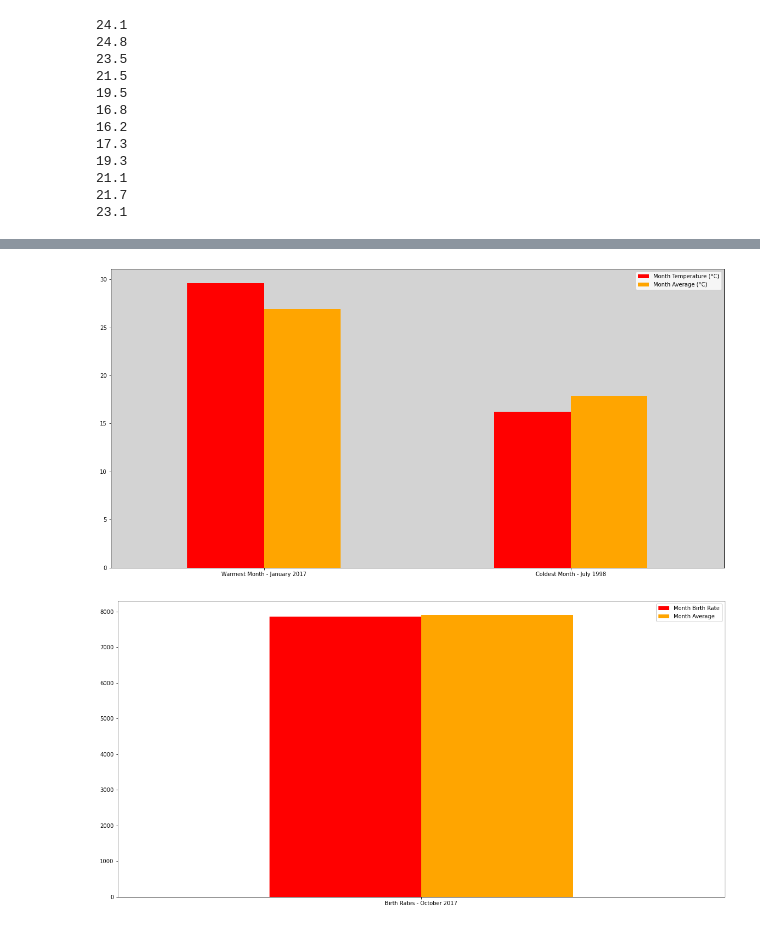
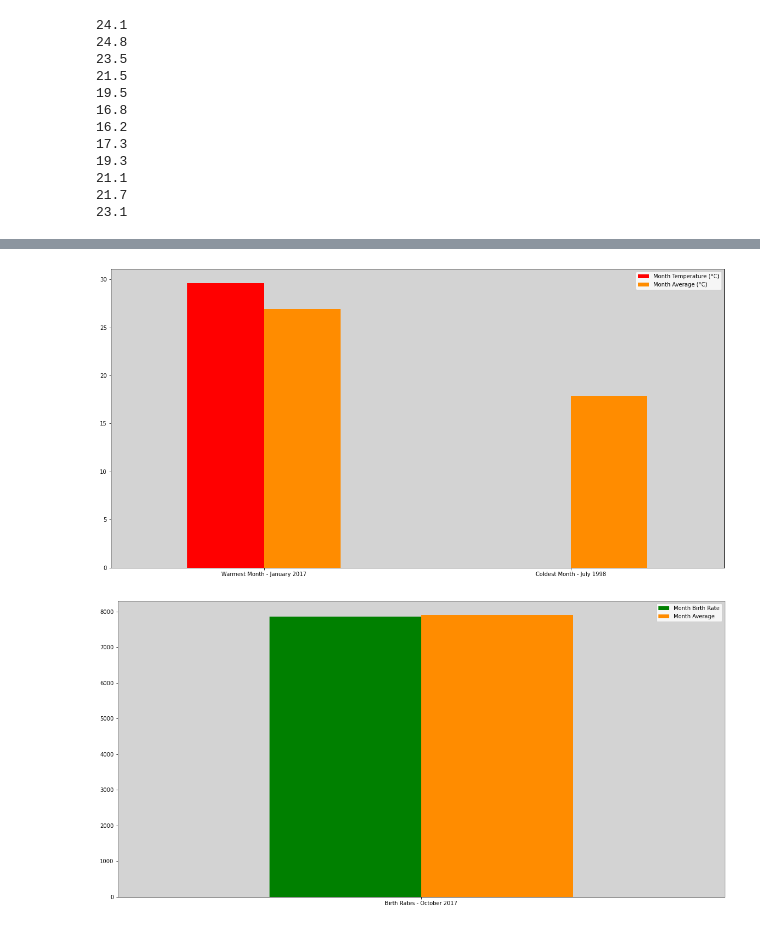
Before and after one commit to JordanLewisStudio/Data_project, a Jupyter notebook: data_project presenation.ipynb, the cells around one changed output, grey strips where cells are left out. Cells and saved outputs as stored; diff of their text form; code cells hidden in the pictures.

```diff
--- a/data_project presenation.ipynb
+++ b/data_project presenation.ipynb
@@ -233,25 +358,26 @@ print(df['December'].min())
 # %%
 #Hottest month, coldest month against average
-Temperatures = [29.6, 16.2]
+Temperatures = [29.6, 0.0]
 Averages = [26.943333, 17.903333]
 index = ['Warmest Month - January 2017', 'Coldest Month - July 1998']
 df = pd.DataFrame({'Month Temperature (°C)':Temperatures,
 'Month Average (°C)': Averages}, index=index)
-ax = df.plot.bar(rot=0, color={"Month Temperature (°C)":"red","Month Average (°C)":"orange" })
+ax = df.plot.bar(rot=0, color={"Month Temperature (°C)":"red","Month Average (°C)":"darkorange" })
 ax.set_facecolor("lightgray")
 # %% [output]
-[figure, old version]
+[figure, new version]
 # %%
 #Warmest month, birth rates 9 months later
 Births = [7863]
 Averages = [7902.000000]
 index = ['Birth Rates - October 2017']
 df = pd.DataFrame({'Month Birth Rate': Births,
 'Month Average': Averages}, index=index)
-ax = df.plot.bar(rot=0, color={"Month Birth Rate":"red","Month Average":"orange"})
+ax = df.plot.bar(rot=0, color={"Month Birth Rate":"green","Month Average":"darkorange"})
+ax.set_facecolor("lightgray")
 #findings: unaffected
 # %% [output]
-[figure, old version]
+[figure, new version]
 # %%
 #Coldest month, birth rates 9 months later
 Births = [7323]
```
Also changed, not shown: parts of 18 cells of this notebook.
